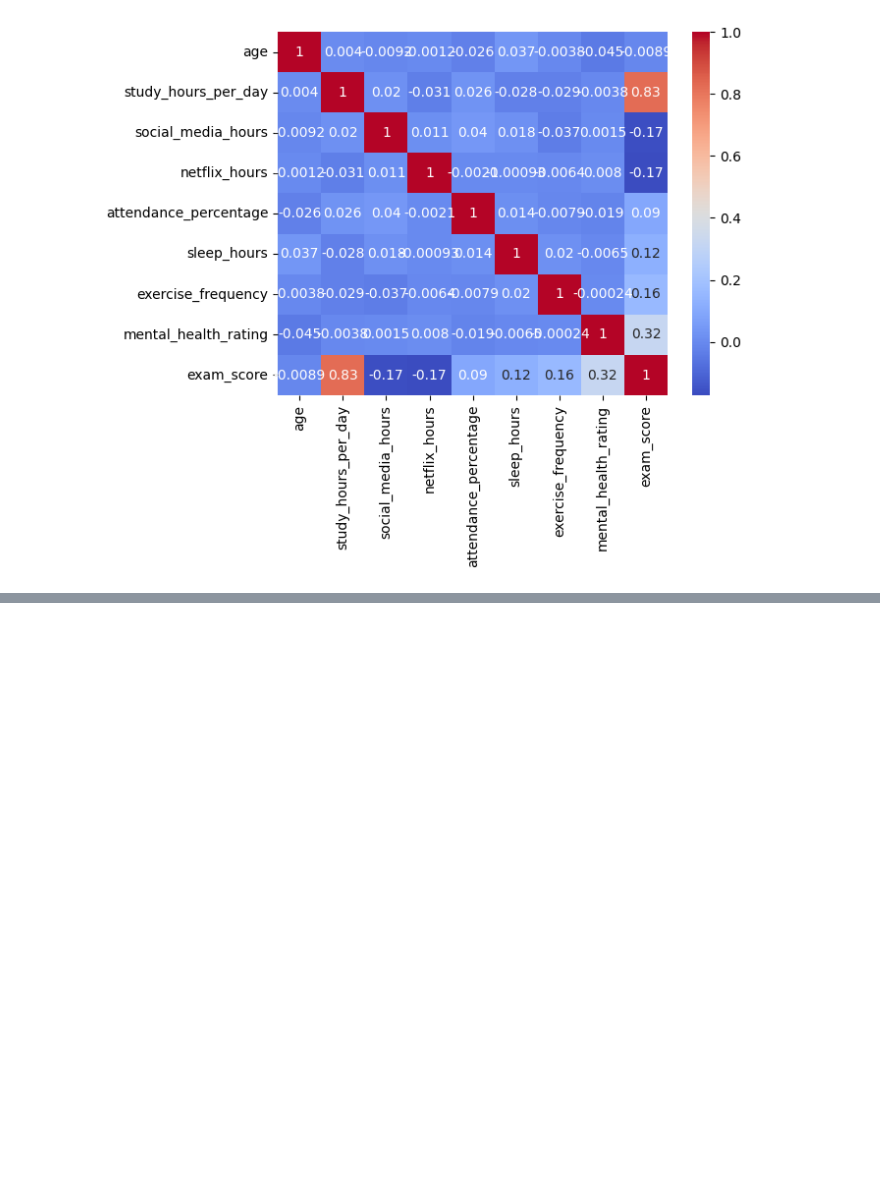
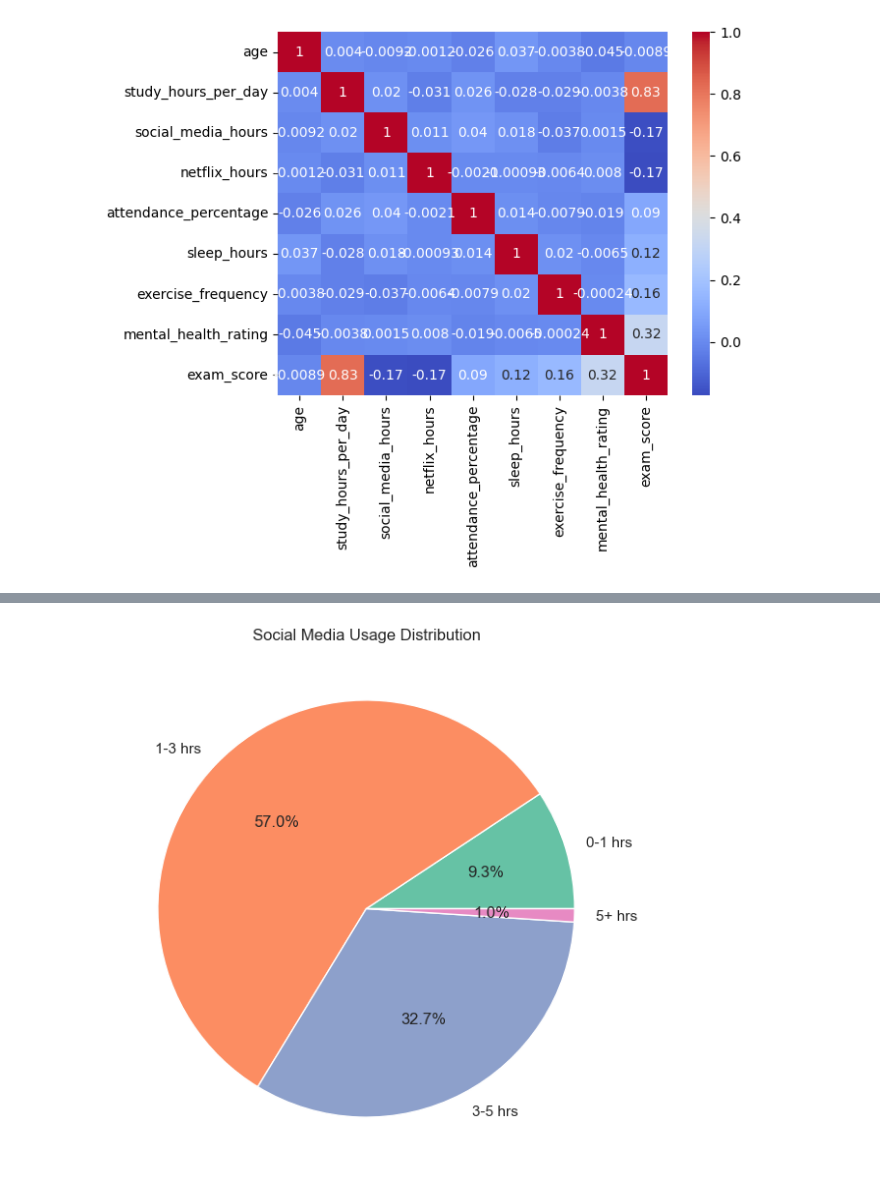
Before and after one commit to Sneha8553/sneha_IT, a Jupyter notebook: task1.ipynb, the cells around one changed output, grey strips where cells are left out. Cells and saved outputs as stored; diff of their text form; code cells hidden in the pictures; blank space fills up the shorter version.

```diff
--- a/task1.ipynb
+++ b/task1.ipynb
@@ -247,0 +280,13 @@ sns.heatmap(study.corr(),cmap='coolwarm',annot=True)
+# %%
+bins = [0, 1, 3, 5, 10]
+labels = ['0-1 hrs', '1-3 hrs', '3-5 hrs', '5+ hrs']
+df['sm_usage_group'] = pd.cut(df['social_media_hours'], bins=bins, labels=labels)
+
+sm_counts = df['sm_usage_group'].value_counts().sort_index()
+
+plt.figure(figsize=(7,7))
+plt.pie(sm_counts, labels=sm_counts.index, autopct='%1.1f%%', colors=sns.color_palette('Set2'))
+plt.title('Social Media Usage Distribution')
+plt.show()
+# %% [output]
+[figure, added]
```
Also changed, not shown: parts of 3 cells of this notebook.
